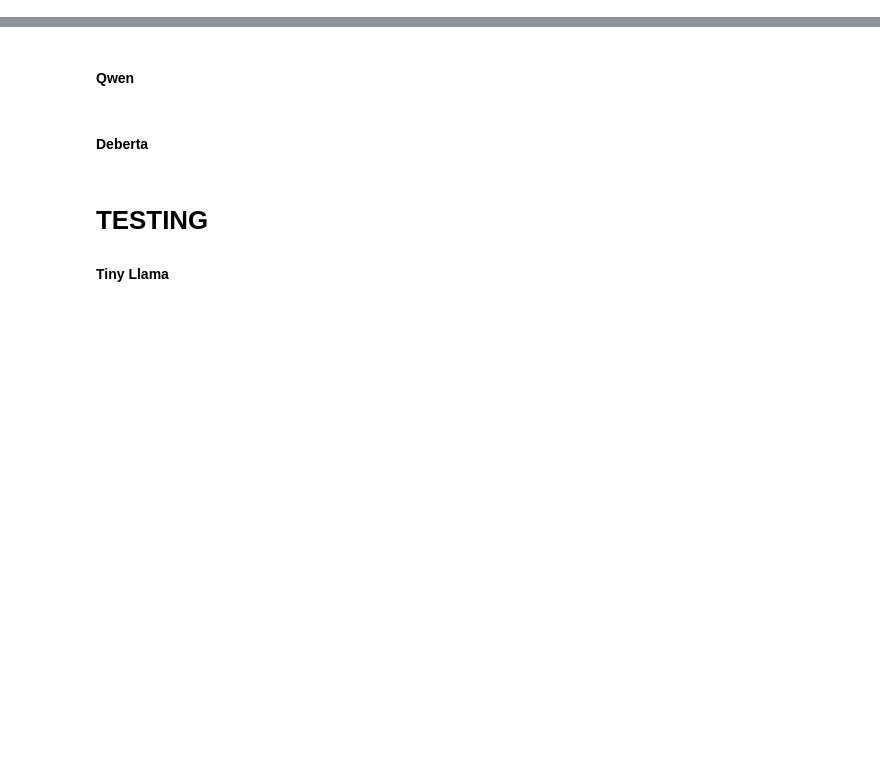
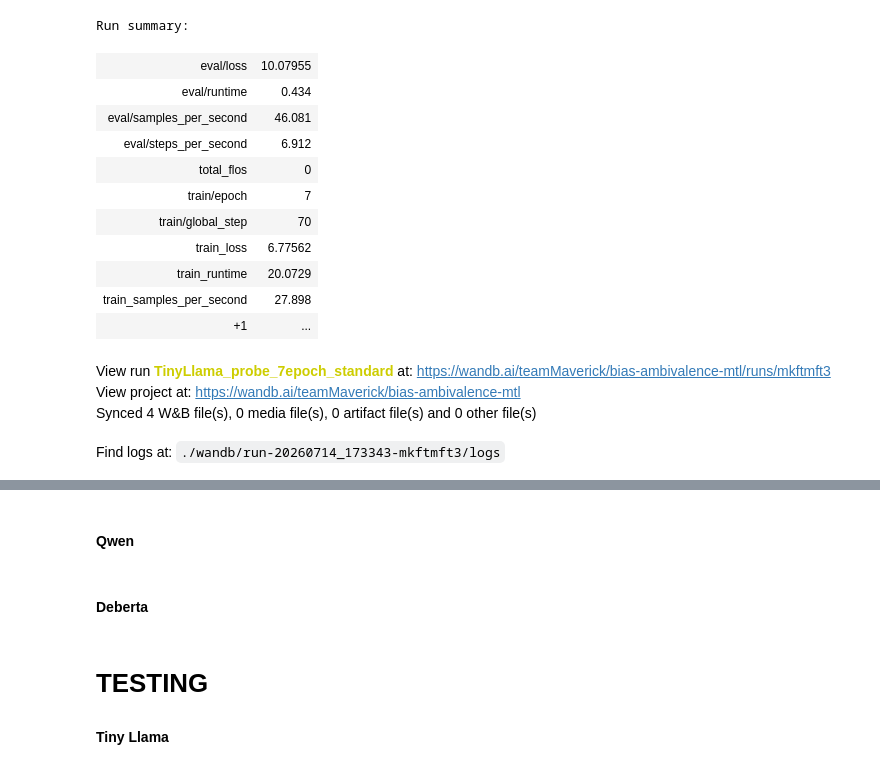
Before and after one commit to SodiKroehler/MSTHESIS, a Jupyter notebook: may20/probe.ipynb, the cells around one changed output, grey strips where cells are left out. Saved outputs shown, nothing was run; the diff lists cells and outputs as text; code cells hidden in the pictures; blank space fills up the shorter version.

```diff
--- a/may20/probe.ipynb
+++ b/may20/probe.ipynb
@@ -119,12 +144,15 @@ cat_cardinalities = {
     "political_ideology": 21,
     "followed_news_outlets": 551,
     "news_check_frequency": 6,
+    "num_news_check_frequency": 6,
     "num_foll_news_outlet": 6,
     "num_poli_idealogy": 6,
     "num_age": 6,
     "num_gender": 3,
     "num_education": 6,
+
 }
+
 
 
 out_cats = ["num_age", "num_gender", "num_education", "num_poli_idealogy", "num_news_check_frequency", "num_foll_news_outlet"]
@@ -144,7 +172,7 @@ for k, card in cat_cardinalities.items():
 
 
 
-class MTLDataset(Dataset):
+class MTLDataset(TorchDataset):
     def __init__(self,
                  df,
                  cat_info,
@@ -171,6 +199,7 @@ class MTLDataset(Dataset):
 
         self.cat_ids = cat_ids
         self.labels = df["label_binary"].to_numpy(dtype=np.float32)
+        self.entrops = df["entropy"].to_numpy(dtype=np.float32)
         self.out_cat_names = [k for k, v in cat_info.items() if v.get("out_cat", False)]
         self.out_cat_ids = {name: df[name].values for name in self.out_cat_names}
         self.tokenizer = tokenizer
@@ -196,6 +225,8 @@ class MTLDataset(Dataset):
             "attention_mask": enc["attention_mask"].squeeze(0),
             "x_cats": torch.tensor(cats, dtype=torch.long),
             "labels": torch.tensor(self.labels[idx], dtype=torch.float),
+            "entrops": torch.tensor(self.entrops[idx], dtype=torch.float),
+
             "target_cats": torch.tensor(
                 [self.out_cat_ids[name][idx] for name in self.out_cat_names],
                 dtype=torch.long
@@ -365,0 +553,56 @@ else:
+# %%
+PROBE_WEIGHTS_DIR = './model/probes/'
+run_name   = "TinyLlama_probe_7epoch_standard"
+output_dir = os.path.join(PROBE_WEIGHTS_DIR, run_name)
+os.makedirs(output_dir, exist_ok=True)
+
+wandb.init(
+    project="bias-ambivalence-mtl",
+    name=run_name,
+    config={},
+)
+tokenizer = AutoTokenizer.from_pretrained("TinyLlama/TinyLlama-1.1B-Chat-v1.0")
+if tokenizer.pad_token is None:
+        tokenizer.pad_token = tokenizer.eos_token
+
+parameters = {'condEntropyWeight': 1.0}
+
+tl_probe = ambiProbe(cat_embs_info, "TinyLlama/TinyLlama-1.1B-Chat-v1.0", parameters)
+
+ffdf = odf.copy()
+# ffdf = odf.sample(100)
+train_df, test_df = train_test_split(
+    ffdf,
+    test_size=0.2,
+    random_state=42,
+    shuffle=True
+)
+train_dataset = MTLDataset(train_df, cat_embs_info, tokenizer,
+                           max_length=128, zero_cats=False)
+eval_dataset  = MTLDataset(test_df, cat_embs_info, tokenizer,
+                           max_length=128, zero_cats=False)
+
+
+training_args = TrainingArguments(
+    output_dir=output_dir,
+    eval_strategy="epoch",
+    learning_rate=5e-5,
+    num_train_epochs=7,
+    weight_decay=0.01,
+    save_total_limit=1,
+    report_to='wandb',
+    seed=42,
+)
+
+trainer = Trainer(
+    model=tl_probe,
+    args=training_args,
+    train_dataset=train_dataset,
+    eval_dataset=eval_dataset,
+    processing_class=tokenizer,
+    compute_metrics=None,
+)
+
+trainer.train()
+trainer.save_model(output_dir)
+# %% [output]
@@ -365,0 +618,16 @@ else:
+Run summary:
+| eval/loss | 10.07955 |
+| eval/runtime | 0.434 |
+| eval/samples_per_second | 46.081 |
+| eval/steps_per_second | 6.912 |
+| total_flos | 0 |
+| train/epoch | 7 |
+| train/global_step | 70 |
+| train_loss | 6.77562 |
+| train_runtime | 20.0729 |
+| train_samples_per_second | 27.898 |
+| +1 | ... |
+View run TinyLlama_probe_7epoch_standard at: https://wandb.ai/teamMaverick/bias-ambivalence-mtl/runs/mkftmft3
+View project at: https://wandb.ai/teamMaverick/bias-ambivalence-mtl
+Synced 4 W&B file(s), 0 media file(s), 0 artifact file(s) and 0 other file(s)
+Find logs at: ./wandb/run-20260714_173343-mkftmft3/logs
```
Also changed, not shown: parts of 12 cells of this notebook, 5 other files.
